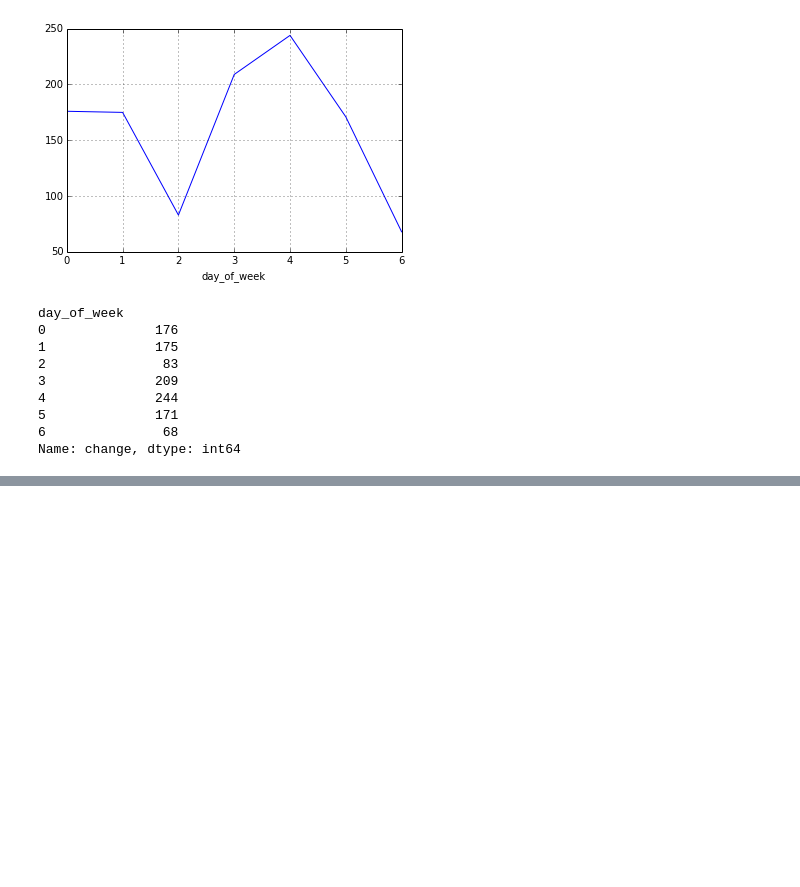
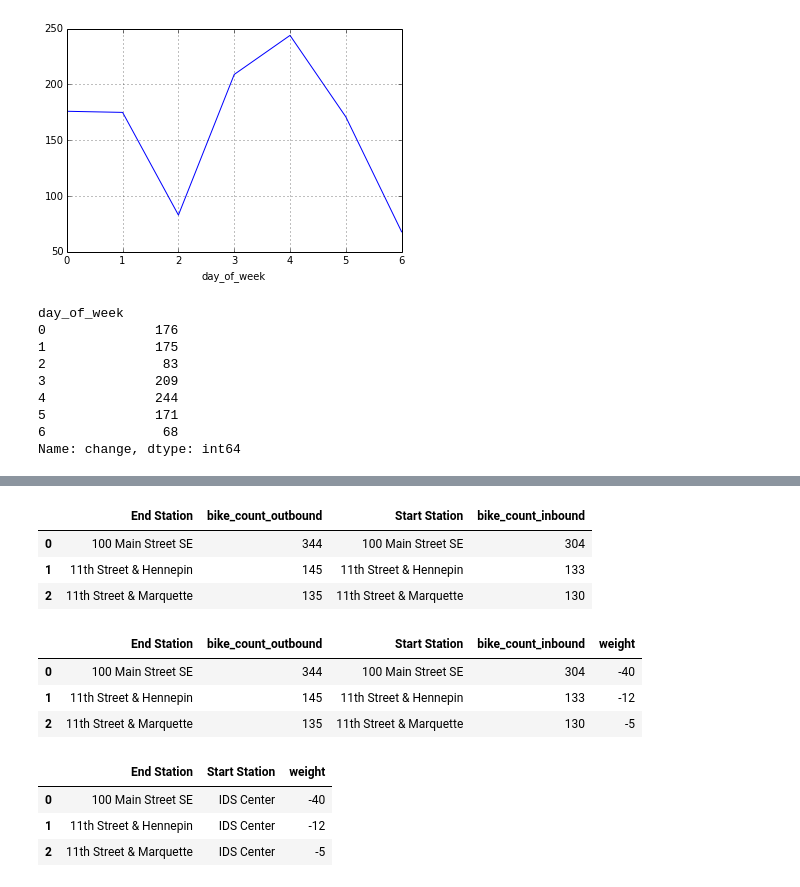
Before and after one commit to cpdean/bikes, a Jupyter notebook: notebooks/Tracking Rebalances.ipynb, the cells around one changed output, grey strips where cells are left out. Cells and saved outputs as stored; diff of their text form; code cells hidden in the pictures; blank space fills up the shorter version.

Commit message:
progress with making a weighted adjacency list for the flow vis

```diff
--- a/notebooks/Tracking Rebalances.ipynb
+++ b/notebooks/Tracking Rebalances.ipynb
@@ -325,0 +334,45 @@ Name: change, dtype: int64
+# %%
+# just get IDS traffic
+ids_traffic = bikes[(bikes["Start Station"] == "IDS Center") | (bikes["End Station"] == "IDS Center") ]
+
+# group by start,stop because that represents an edge in our graph
+ids_flow = ids_traffic.groupby(["Start Station", "End Station"])
+# %%
+# not sure what this does, an internet told me
+# http://stackoverflow.com/a/10374456/656833
+what = pandas.DataFrame({"bike_count": ids_flow.size()}).reset_index()
+# %%
+# we now have a DataFrame that represents a directed graph of all the traffic
+# pertaining to the IDS Center
+# now to convert it to a undirected graph with correct weights
+from_ids = what["Start Station"] == "IDS Center"
+to_ids = what["End Station"] == "IDS Center"
+
+combined_edges = what[from_ids][["End Station", "bike_count"]].merge(
+                 what[to_ids][["Start Station", "bike_count"]],
+                 left_on="End Station",
+                 right_on="Start Station",
+                 suffixes=("_outbound", "_inbound"))
+combined_edges.head(3)
+# %% [output]
+|  | End Station | bike_count_outbound | Start Station | bike_count_inbound |
+| 0 | 100 Main Street SE | 344 | 100 Main Street SE | 304 |
+| 1 | 11th Street & Hennepin | 145 | 11th Street & Hennepin | 133 |
+| 2 | 11th Street & Marquette | 135 | 11th Street & Marquette | 130 |
+# %%
+combined_edges["weight"] = combined_edges.bike_count_inbound - combined_edges.bike_count_outbound
+combined_edges.head(3)
+# %% [output]
+|  | End Station | bike_count_outbound | Start Station | bike_count_inbound | weight |
+| 0 | 100 Main Street SE | 344 | 100 Main Street SE | 304 | -40 |
+| 1 | 11th Street & Hennepin | 145 | 11th Street & Hennepin | 133 | -12 |
+| 2 | 11th Street & Marquette | 135 | 11th Street & Marquette | 130 | -5 |
+# %%
+# project into a new frame to follow the format of an adjacency list, or something
+ids_weights = pandas.DataFrame({"Start Station": "IDS Center", "End Station": combined_edges["End Station"], "weight": combined_edges.weight})
+ids_weights.head(3)
+# %% [output]
+|  | End Station | Start Station | weight |
+| 0 | 100 Main Street SE | IDS Center | -40 |
+| 1 | 11th Street & Hennepin | IDS Center | -12 |
+| 2 | 11th Street & Marquette | IDS Center | -5 |
```
Also changed, not shown: parts of 2 cells of this notebook.
